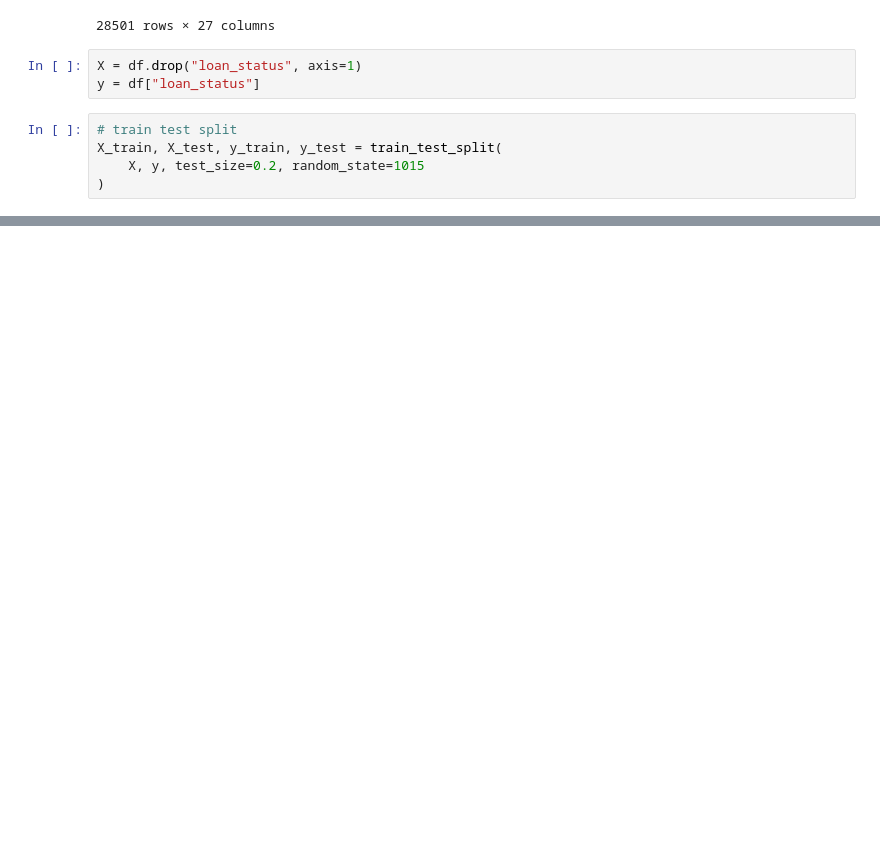
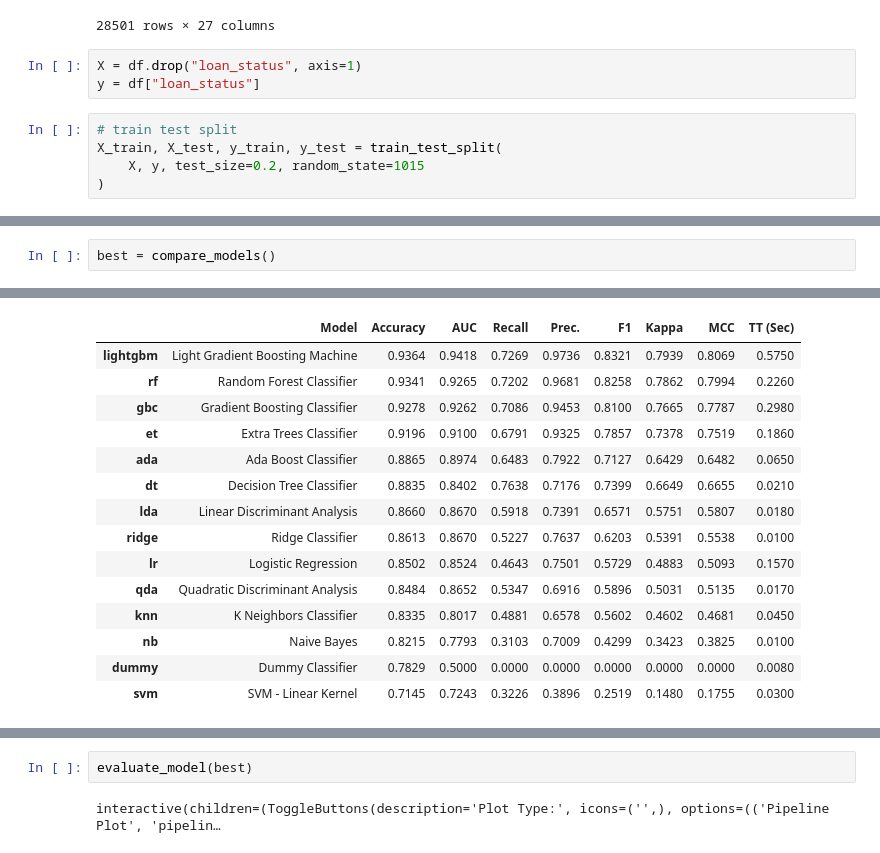
Before and after one commit to johnwee1/dsai-project, a Jupyter notebook: explore.ipynb, the cells around one changed output, grey strips where cells are left out. Cells and saved outputs as stored; diff of their text form; blank space fills up the shorter version.

Commit message:
add machine.learn and downgrade python to fix deps

```diff
--- a/explore.ipynb
+++ b/explore.ipynb
@@ -259,0 +282,3 @@ X_train, X_test, y_train, y_test = train_test_split(
+# %%
+best = compare_models()
+# %% [output]
@@ -259,0 +286,15 @@ X_train, X_test, y_train, y_test = train_test_split(
+|  | Model | Accuracy | AUC | Recall | Prec. | F1 | Kappa | MCC | TT (Sec) |
+| lightgbm | Light Gradient Boosting Machine | 0.9364 | 0.9418 | 0.7269 | 0.9736 | 0.8321 | 0.7939 | 0.8069 | 0.5750 |
+| rf | Random Forest Classifier | 0.9341 | 0.9265 | 0.7202 | 0.9681 | 0.8258 | 0.7862 | 0.7994 | 0.2260 |
+| gbc | Gradient Boosting Classifier | 0.9278 | 0.9262 | 0.7086 | 0.9453 | 0.8100 | 0.7665 | 0.7787 | 0.2980 |
+| et | Extra Trees Classifier | 0.9196 | 0.9100 | 0.6791 | 0.9325 | 0.7857 | 0.7378 | 0.7519 | 0.1860 |
+| ada | Ada Boost Classifier | 0.8865 | 0.8974 | 0.6483 | 0.7922 | 0.7127 | 0.6429 | 0.6482 | 0.0650 |
+| dt | Decision Tree Classifier | 0.8835 | 0.8402 | 0.7638 | 0.7176 | 0.7399 | 0.6649 | 0.6655 | 0.0210 |
+| lda | Linear Discriminant Analysis | 0.8660 | 0.8670 | 0.5918 | 0.7391 | 0.6571 | 0.5751 | 0.5807 | 0.0180 |
+| ridge | Ridge Classifier | 0.8613 | 0.8670 | 0.5227 | 0.7637 | 0.6203 | 0.5391 | 0.5538 | 0.0100 |
+| lr | Logistic Regression | 0.8502 | 0.8524 | 0.4643 | 0.7501 | 0.5729 | 0.4883 | 0.5093 | 0.1570 |
+| qda | Quadratic Discriminant Analysis | 0.8484 | 0.8652 | 0.5347 | 0.6916 | 0.5896 | 0.5031 | 0.5135 | 0.0170 |
+| knn | K Neighbors Classifier | 0.8335 | 0.8017 | 0.4881 | 0.6578 | 0.5602 | 0.4602 | 0.4681 | 0.0450 |
+| nb | Naive Bayes | 0.8215 | 0.7793 | 0.3103 | 0.7009 | 0.4299 | 0.3423 | 0.3825 | 0.0100 |
+| dummy | Dummy Classifier | 0.7829 | 0.5000 | 0.0000 | 0.0000 | 0.0000 | 0.0000 | 0.0000 | 0.0080 |
+| svm | SVM - Linear Kernel | 0.7145 | 0.7243 | 0.3226 | 0.3896 | 0.2519 | 0.1480 | 0.1755 | 0.0300 |
@@ -259,0 +302,4 @@ X_train, X_test, y_train, y_test = train_test_split(
+# %%
+evaluate_model(best)
+# %% [output]
+interactive(children=(ToggleButtons(description='Plot Type:', icons=('',), options=(('Pipeline Plot', 'pipelin…
```
Also changed, not shown: parts of 3 cells of this notebook, 5 other files.
